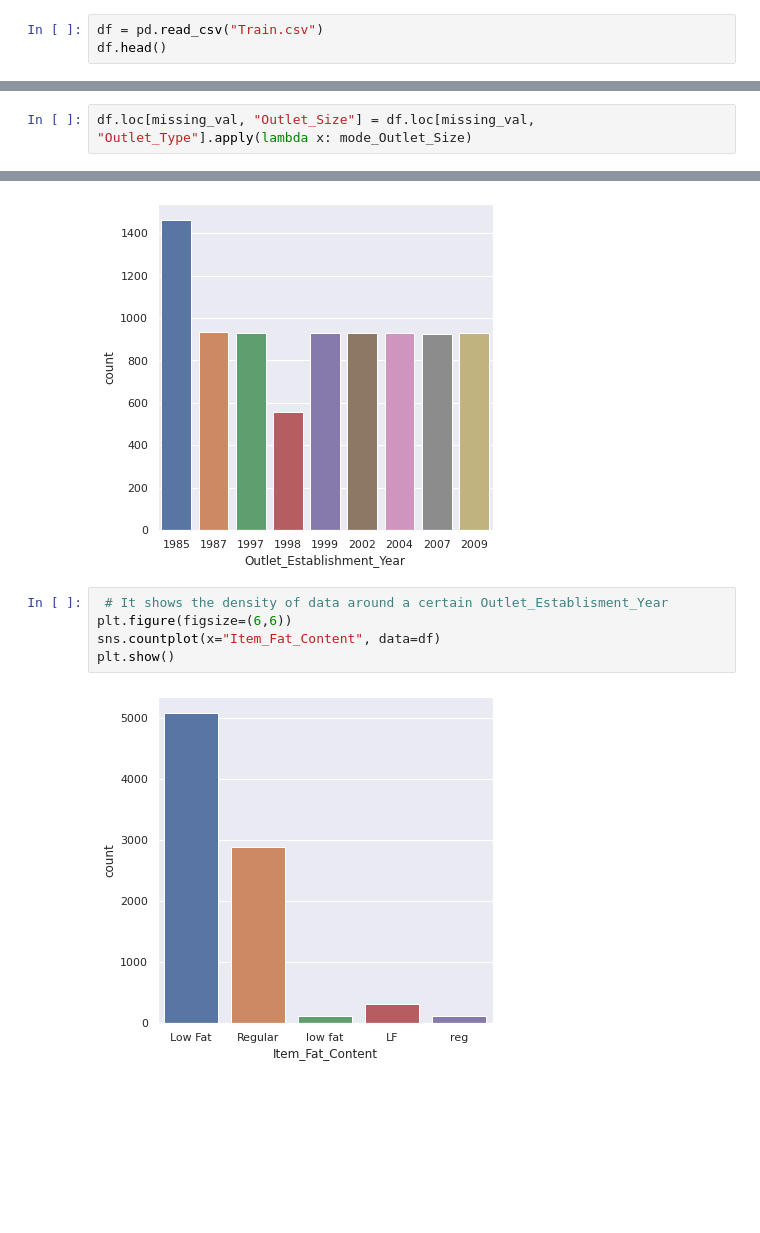
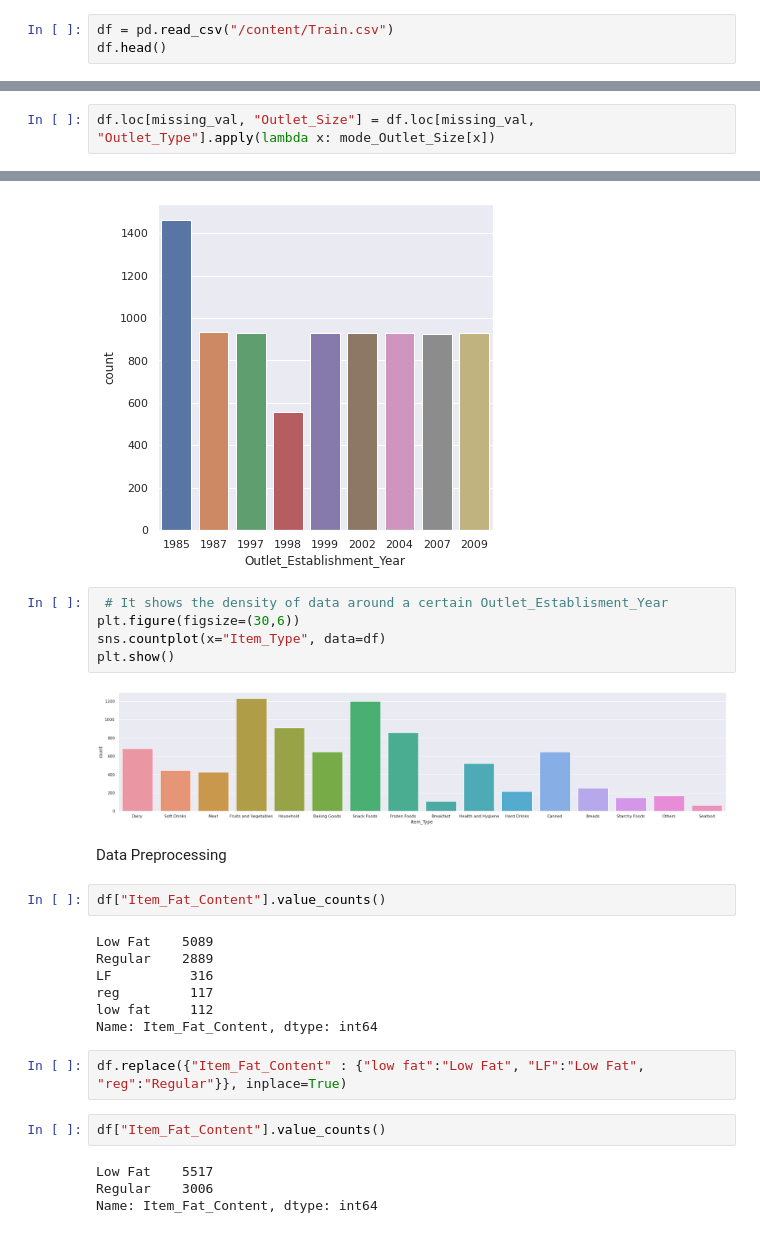
Before and after one commit to bedLad/ML-project, a Jupyter notebook: sales_prediction.ipynb, the cells around one changed output, grey strips where cells are left out. Cells and saved outputs as stored; diff of their text form; blank space fills up the shorter version.

```diff
--- a/sales_prediction.ipynb
+++ b/sales_prediction.ipynb
@@ -12,7 +12,7 @@ from sklearn import metrics
 # %% [markdown]
 Data Collection & Analysis
 # %%
-df = pd.read_csv("Train.csv")
+df = pd.read_csv("/content/Train.csv")
 df.head()
 # %% [output]
 |  | Item_Identifier | Item_Weight | Item_Fat_Content | Item_Visibility | Item_Type | Item_MRP | ... |
@@ -87,2 +97,2 @@ missing_val = df["Outlet_Size"].isnull()
 # %%
-df.loc[missing_val, "Outlet_Size"] = df.loc[missing_val, "Outlet_Type"].apply(lambda x: mode_Outlet_Size)
+df.loc[missing_val, "Outlet_Size"] = df.loc[missing_val, "Outlet_Type"].apply(lambda x: mode_Outlet_Size[x])
@@ -155,8 +164,27 @@ plt.show()
 [figure]
 # %%
  # It shows the density of data around a certain Outlet_Establisment_Year
-plt.figure(figsize=(6,6))
-sns.countplot(x="Item_Fat_Content", data=df)
+plt.figure(figsize=(30,6))
+sns.countplot(x="Item_Type", data=df)
 plt.show()
 # %% [output]
-[figure, old version]
+[figure, new version]
+# %% [markdown]
+Data Preprocessing
+# %%
+df["Item_Fat_Content"].value_counts()
+# %% [output]
+Low Fat    5089
+Regular    2889
+LF          316
+reg         117
+low fat     112
+Name: Item_Fat_Content, dtype: int64
+# %%
+df.replace({"Item_Fat_Content" : {"low fat":"Low Fat", "LF":"Low Fat", "reg":"Regular"}}, inplace=True)
+# %%
+df["Item_Fat_Content"].value_counts()
+# %% [output]
+Low Fat    5517
+Regular    3006
+Name: Item_Fat_Content, dtype: int64
```
Also changed, not shown: parts of 17 cells of this notebook.
